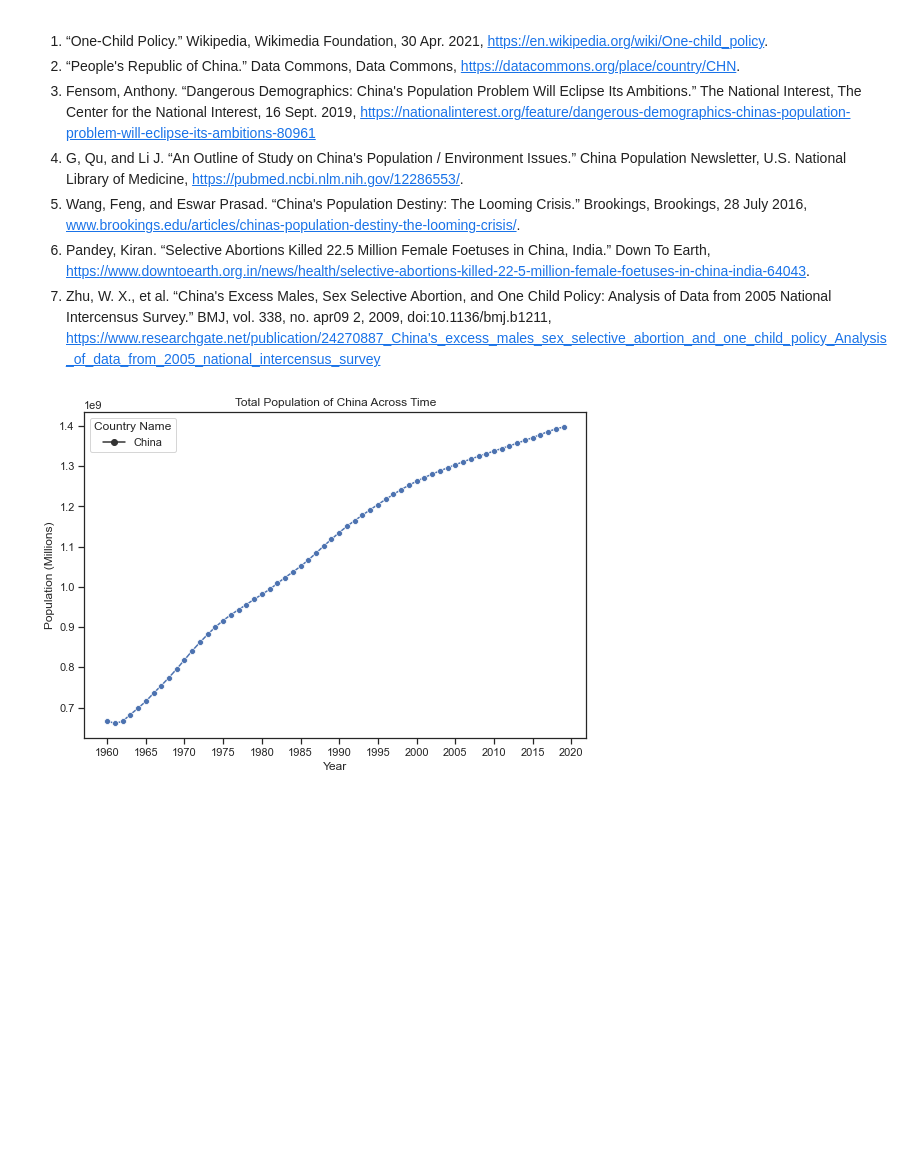
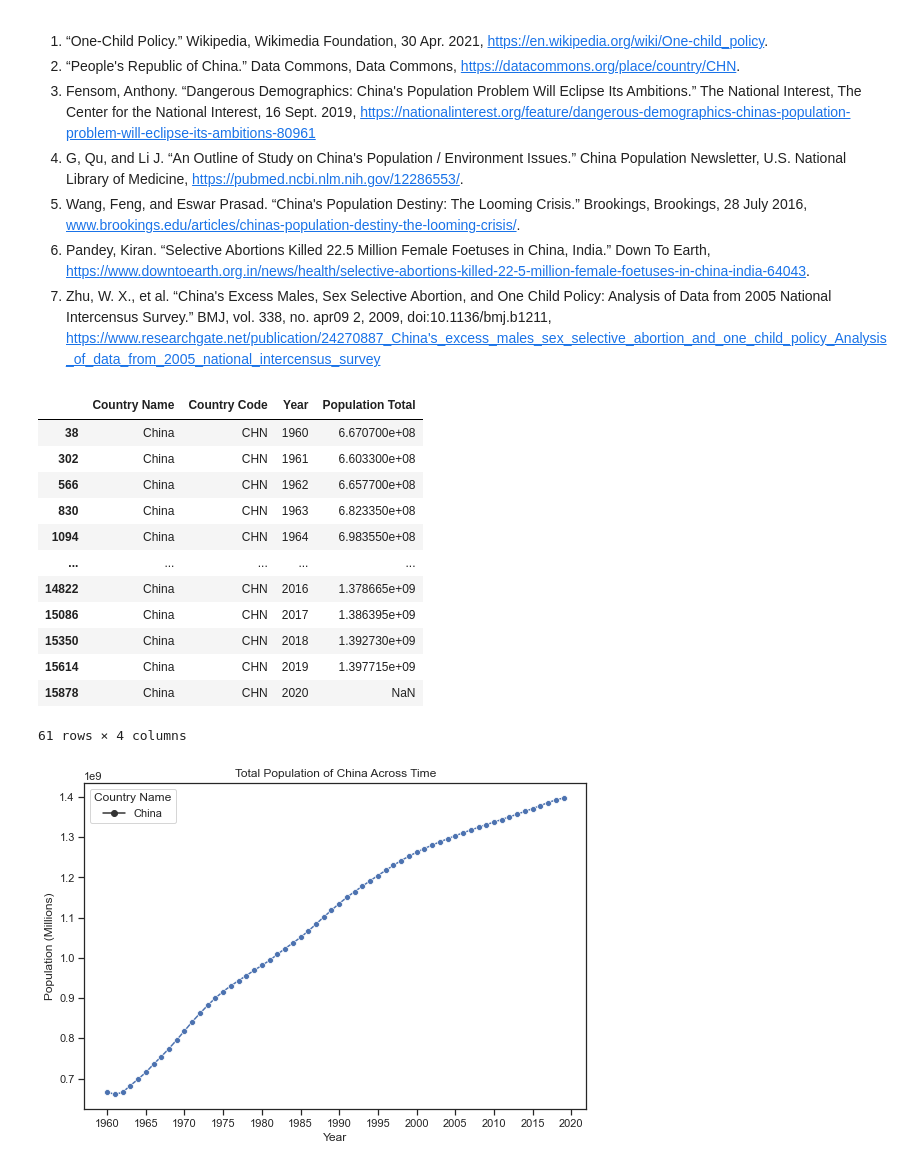
Before and after one commit to annapoliswu/CISC367_Final, a Jupyter notebook: messy-china-population-analysis.ipynb, the cells around one changed output. Drawn from its saved outputs; the diff is of its cells as text; code cells hidden in the pictures; blank space fills up the shorter version.

```diff
--- a/messy-china-population-analysis.ipynb
+++ b/messy-china-population-analysis.ipynb
@@ -72,11 +74,26 @@ sns.set_style("ticks")
 # %%
 popTotal = pd.read_csv('data/PopulationTotal_All.csv',sep='\t',skiprows=4)
 popTotal = popTotal.drop(columns=["Indicator Name", "Indicator Code"])
 popTotal = pd.melt(popTotal, id_vars=["Country Name", "Country Code"], var_name='Year', value_name="Population Total")
+popTotal["Year"] = popTotal["Year"].astype(int)
 popTotal[popTotal["Population Total"].isna()]
 
 chinaTotal = popTotal[popTotal["Country Name"] == "China"].sort_values("Year")
-#chinaTotal
+chinaTotal
+# %% [output]
+|  | Country Name | Country Code | Year | Population Total |
+| 38 | China | CHN | 1960 | 6.670700e+08 |
+| 302 | China | CHN | 1961 | 6.603300e+08 |
+| 566 | China | CHN | 1962 | 6.657700e+08 |
+| 830 | China | CHN | 1963 | 6.823350e+08 |
+| 1094 | China | CHN | 1964 | 6.983550e+08 |
+| ... | ... | ... | ... | ... |
+| 14822 | China | CHN | 2016 | 1.378665e+09 |
+| 15086 | China | CHN | 2017 | 1.386395e+09 |
+| 15350 | China | CHN | 2018 | 1.392730e+09 |
+| 15614 | China | CHN | 2019 | 1.397715e+09 |
+| 15878 | China | CHN | 2020 | NaN |
+61 rows × 4 columns
 # %%
 fig, ax = plt.subplots()
 chinaTotalPlot = sns.lineplot(x = 'Year',
```
Also changed, not shown: parts of 9 cells of this notebook.
